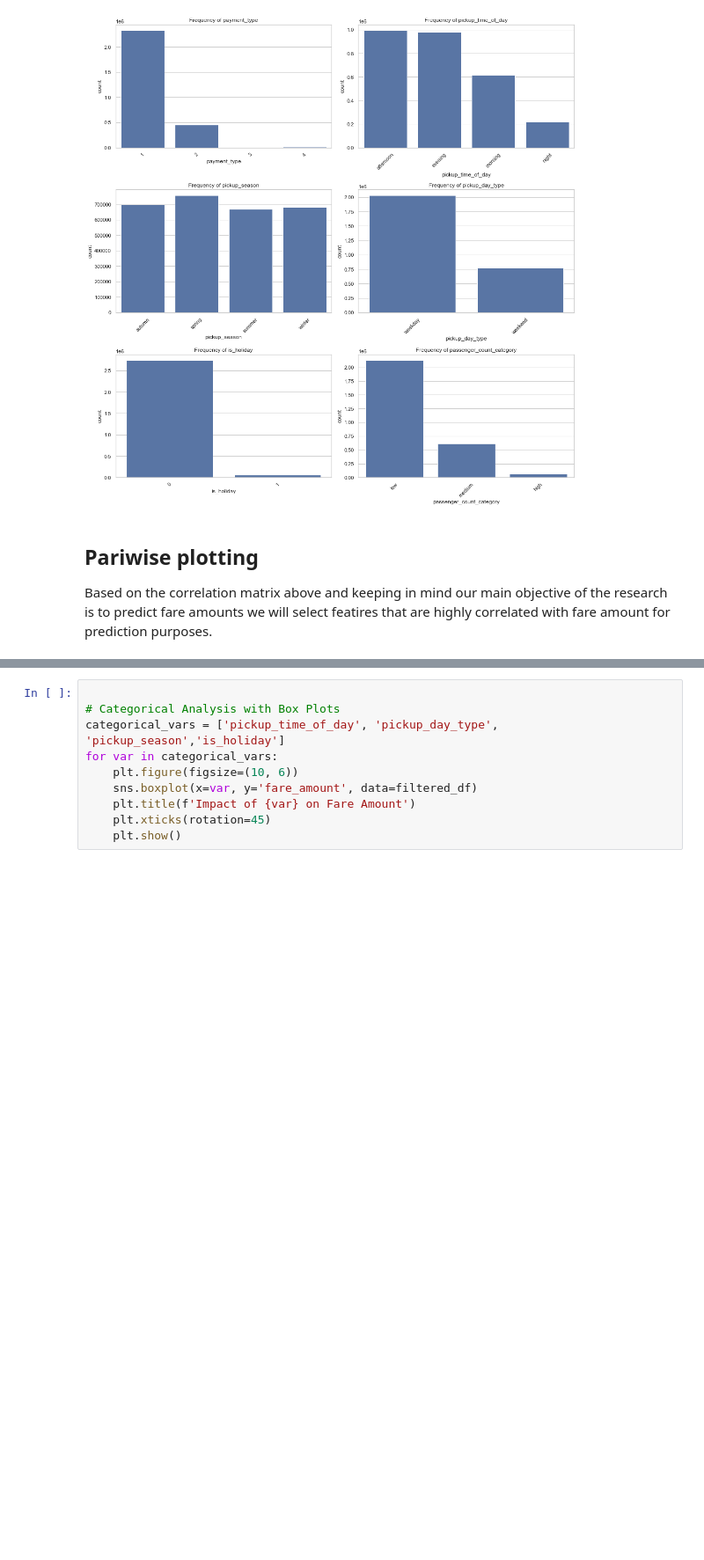
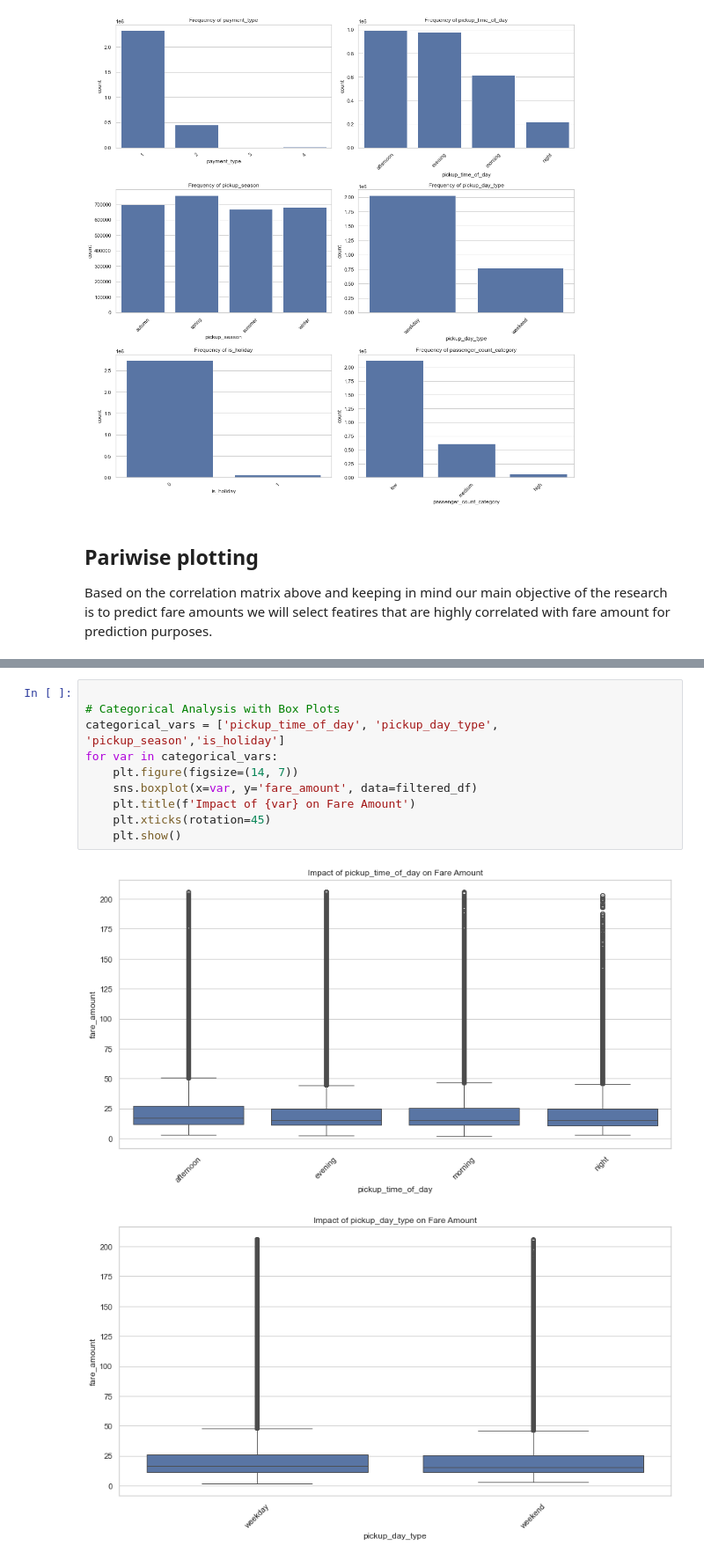
Before and after one commit to doli99/Advanced_Data_Analytics_Advanced_Programming_UNIL_MsCM_BA_Mariam_Dolidze_2024, a Jupyter notebook: 4. EDA_Modeling.ipynb, the cells around one changed output, grey strips where cells are left out. Shown at 88% size. Drawn from its saved outputs; the diff is of its cells as text; blank space fills up the shorter version.

```diff
--- a/4. EDA_Modeling.ipynb
+++ b/4. EDA_Modeling.ipynb
@@ -784,10 +825,13 @@ plt.show()
 # %%
 
 # Categorical Analysis with Box Plots
 categorical_vars = ['pickup_time_of_day', 'pickup_day_type', 'pickup_season','is_holiday']
 for var in categorical_vars:
-    plt.figure(figsize=(10, 6))
+    plt.figure(figsize=(14, 7))
     sns.boxplot(x=var, y='fare_amount', data=filtered_df)
     plt.title(f'Impact of {var} on Fare Amount')
     plt.xticks(rotation=45)
     plt.show()
+# %% [output]
+[figure, added]
+[figure, added]
```
Also changed, not shown: parts of 24 cells of this notebook.
